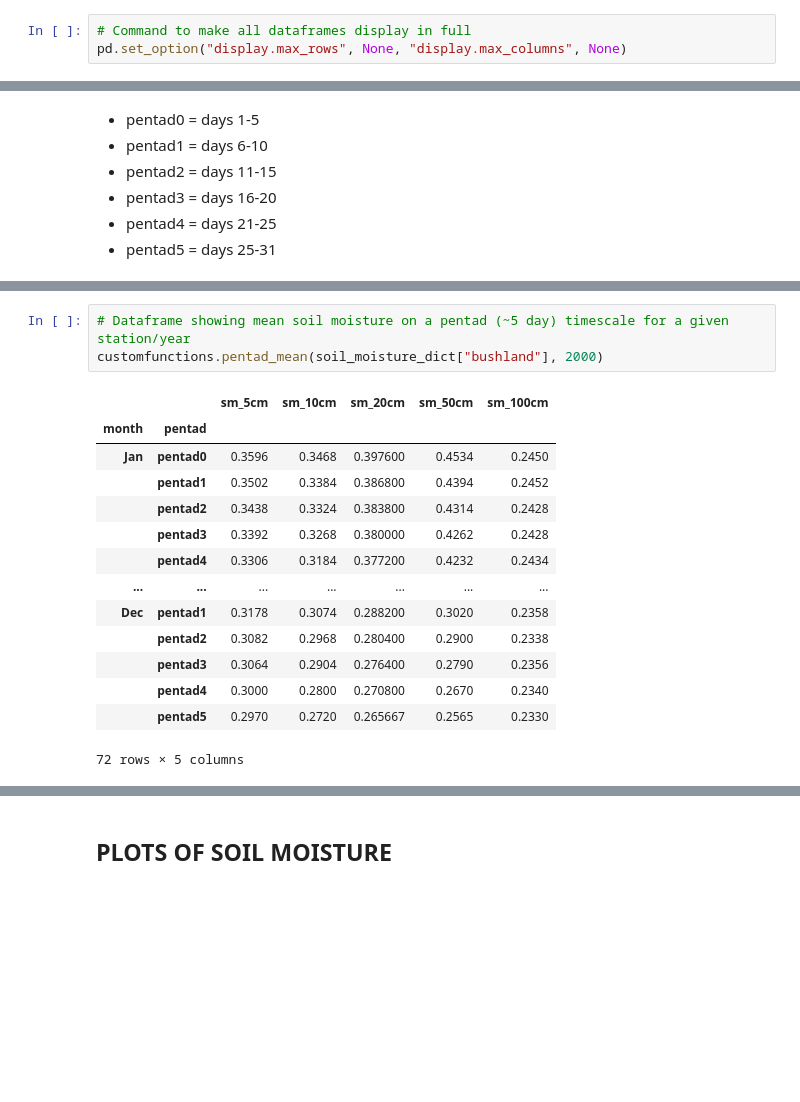
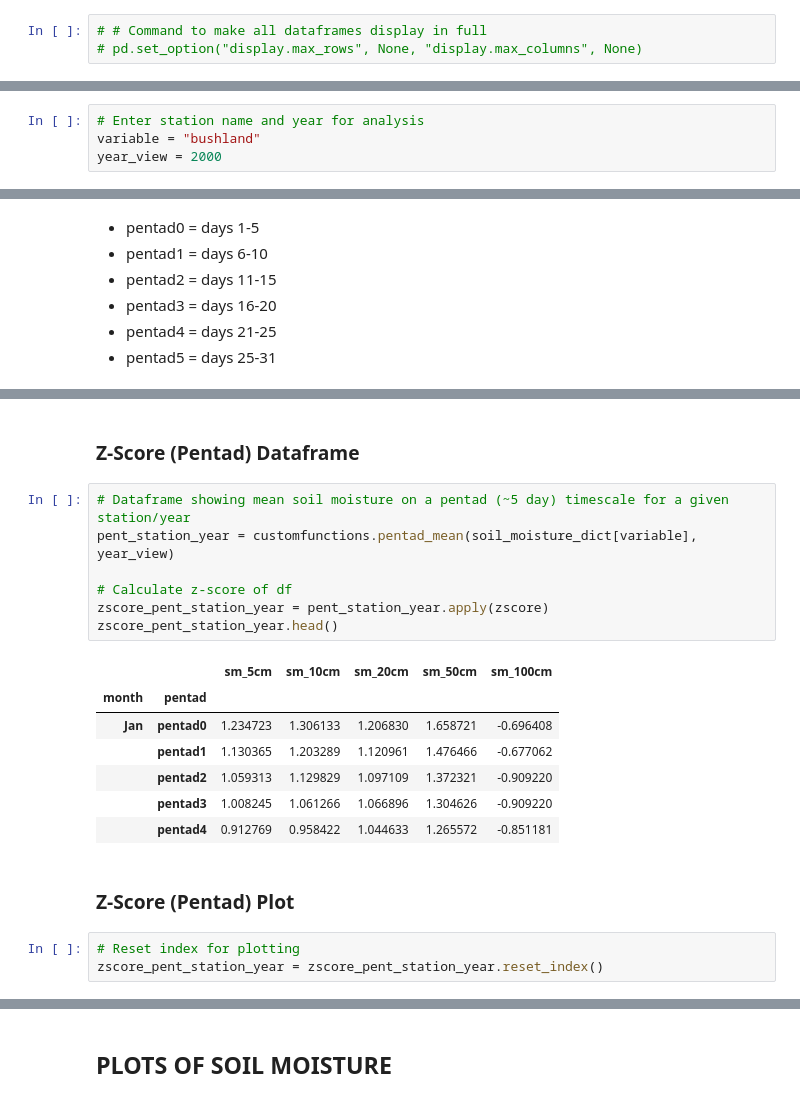
Before and after one commit to krosenberg01/usgs-nccasc-soil-moisture, a Jupyter notebook: usgs-nccasc-soil-moisture.ipynb, the cells around one changed output, grey strips where cells are left out. Cells and saved outputs as stored; diff of their text form; blank space fills up the shorter version.

```diff
--- a/usgs-nccasc-soil-moisture.ipynb
+++ b/usgs-nccasc-soil-moisture.ipynb
@@ -50,8 +53,8 @@ os.chdir(os.path.join(et.io.HOME, 'earth-analytics', 'Soil-Moisture-Project', 'u
 # if not os.path.exists("soil-moisture-export-plots"):
 #     os.mkdir("soil-moisture-export-plots")
 # %%
-# Command to make all dataframes display in full
-pd.set_option("display.max_rows", None, "display.max_columns", None)
+# # Command to make all dataframes display in full
+# pd.set_option("display.max_rows", None, "display.max_columns", None)
 # %% [markdown]
 ## Functions:
 # %%
@@ -82,3 +92,7 @@ month_list = ('Jan', 'Feb', 'Mar', 'Apr', 'May', 'Jun', 'Jul', 'Aug', 'Sep', 'Oc
+# %%
+# Enter station name and year for analysis
+variable = "bushland"
+year_view = 2000
 # %% [markdown]
 ### Preview dataframe for any station
 # %%
@@ -443,18 +757,22 @@ TypeError: 'value' must be an instance of str or bytes, not a tuple
+# %% [markdown]
+### Z-Score (Pentad) Dataframe
 # %%
 # Dataframe showing mean soil moisture on a pentad (~5 day) timescale for a given station/year
-customfunctions.pentad_mean(soil_moisture_dict["bushland"], 2000)
+pent_station_year = customfunctions.pentad_mean(soil_moisture_dict[variable], year_view)
+
+# Calculate z-score of df
+zscore_pent_station_year = pent_station_year.apply(zscore)
+zscore_pent_station_year.head()
 # %% [output]
 |  |  | sm_5cm | sm_10cm | sm_20cm | sm_50cm | sm_100cm |
 | month | pentad |  |  |  |  |  |
-| Jan | pentad0 | 0.3596 | 0.3468 | 0.397600 | 0.4534 | 0.2450 |
-|  | pentad1 | 0.3502 | 0.3384 | 0.386800 | 0.4394 | 0.2452 |
-|  | pentad2 | 0.3438 | 0.3324 | 0.383800 | 0.4314 | 0.2428 |
-|  | pentad3 | 0.3392 | 0.3268 | 0.380000 | 0.4262 | 0.2428 |
-|  | pentad4 | 0.3306 | 0.3184 | 0.377200 | 0.4232 | 0.2434 |
-| ... | ... | ... | ... | ... | ... | ... |
-| Dec | pentad1 | 0.3178 | 0.3074 | 0.288200 | 0.3020 | 0.2358 |
-|  | pentad2 | 0.3082 | 0.2968 | 0.280400 | 0.2900 | 0.2338 |
-|  | pentad3 | 0.3064 | 0.2904 | 0.276400 | 0.2790 | 0.2356 |
-|  | pentad4 | 0.3000 | 0.2800 | 0.270800 | 0.2670 | 0.2340 |
-|  | pentad5 | 0.2970 | 0.2720 | 0.265667 | 0.2565 | 0.2330 |
+| Jan | pentad0 | 1.234723 | 1.306133 | 1.206830 | 1.658721 | -0.696408 |
+|  | pentad1 | 1.130365 | 1.203289 | 1.120961 | 1.476466 | -0.677062 |
+|  | pentad2 | 1.059313 | 1.129829 | 1.097109 | 1.372321 | -0.909220 |
+|  | pentad3 | 1.008245 | 1.061266 | 1.066896 | 1.304626 | -0.909220 |
+|  | pentad4 | 0.912769 | 0.958422 | 1.044633 | 1.265572 | -0.851181 |
-72 rows × 5 columns
+# %% [markdown]
+### Z-Score (Pentad) Plot
+# %%
+# Reset index for plotting
+zscore_pent_station_year = zscore_pent_station_year.reset_index()
```
Also changed, not shown: parts of 39 cells of this notebook.
